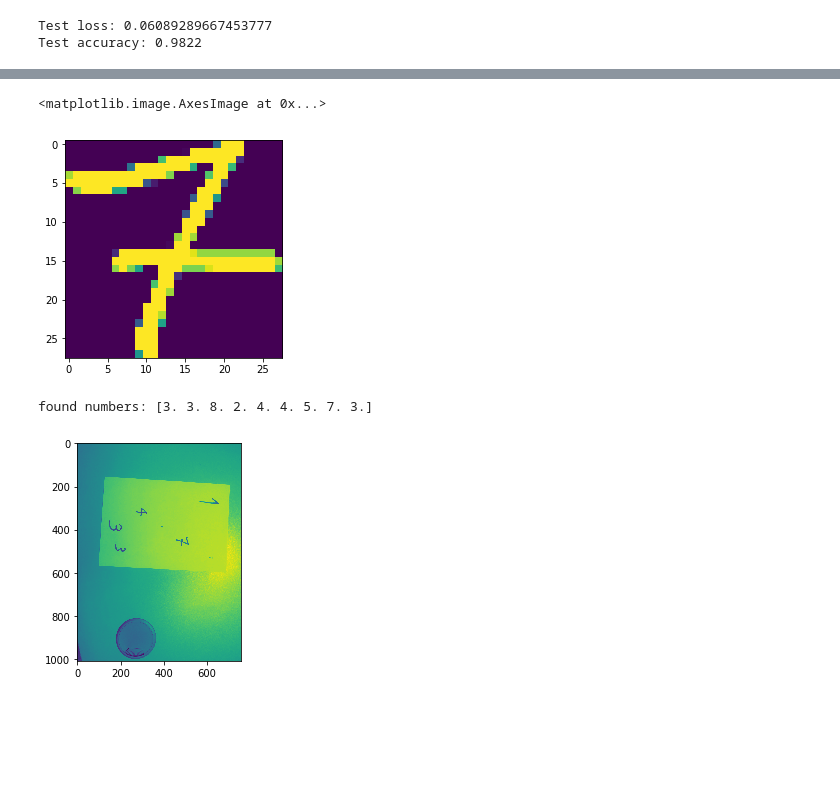
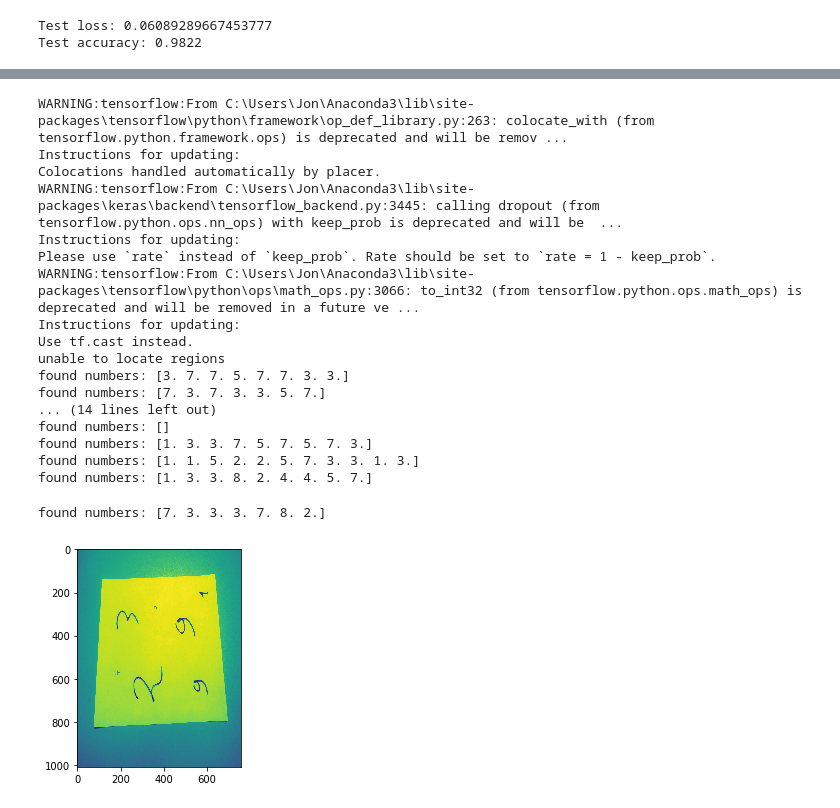
Before and after one commit to lord-blueberry/CompVis, a Jupyter notebook: Assignment1.ipynb, the cells around one changed output, grey strips where cells are left out. Drawn from its saved outputs; the diff is of its cells as text; code cells hidden in the pictures; blank space fills up the shorter version.

```diff
--- a/Assignment1.ipynb
+++ b/Assignment1.ipynb
@@ -96,18 +98,18 @@ def get_adjacent(line, opline,  llines):
     lxy = np.cross(llines[opline, 0], llines[opline, 1])
 
     for i in range(0, llines.shape[0]):
-        if not i == l and not i == opline:
+        if not i == line and not i == opline:
             lcd = np.cross(llines[i, 0], llines[i,1])
             angle_ac = np.abs(np.degrees(get_angle(lab[0:2], lcd[0:2])))
             angle_xc = np.abs(np.degrees(get_angle(lxy[0:2], lcd[0:2])))
             if angle_ac > 25 and angle_xc > 25:
                 return i
 
-def get_opposite(l, llines):
-    lab = np.cross(llines[l, 0], llines[l, 1])
+def get_opposite(line, llines):
+    lab = np.cross(llines[line, 0], llines[line, 1])
     for i in range(0, llines.shape[0]):
-        if not i == l:
-            lac = np.cross(llines[l, 0], llines[i,0])
+        if not i == line:
+            lac = np.cross(llines[line, 0], llines[i,0])
             lcd = np.cross(llines[i, 0], llines[i,1])
             distance = np.abs(lin.norm(np.cross(lab, lac)) / lin.norm(lab))
             angle = get_angle(lab[0:2], lcd[0:2])
@@ -177,7 +179,7 @@ I assume that we find at least one line segment per side.
 
 Plus, I assume background lines come late in the array
 # %%
-image = images[5]
+image = images[16]
 edges = calc_edges(image)
 lines = transform.probabilistic_hough_line(edges, threshold=100, line_length=150, line_gap=100)
 # %%
@@ -377,39 +381,60 @@ Here I put everything together and do some predictions
 # %%
 model = keras.models.load_model(model_path)
 for image in images:
-    regions = find_regions(image)
-    output = np.zeros(len(regions))
+    try:
+        regions = find_regions(image)
+        output = np.zeros(len(regions))
+        i = 0
+        for r in regions:
+            resized = transform.resize(r.image, (img_rows, img_cols), anti_aliasing=False)
+            if r.area > img_rows * img_cols:
+                resized[resized > 0] = 1.0
+            predictions = model.predict(resized.reshape(1,img_rows, img_cols, 1))
+            p = np.argmax(predictions)
+            output[i] = p
+            i += 1
 
-    i = 0
-    for r in regions:
-        resized = transform.resize(r.image, (img_rows, img_cols), anti_aliasing=False)
-        predictions = model.predict(resizeImg.reshape(1,img_rows, img_cols, 1))
-        p = np.argmax(predictions)
-        output[i] = p
-
-    print("found numbers:", output)
+        print("found numbers:", output)
+    except:
+        print("unable to locate regions")
 # %% [output]
-<matplotlib.image.AxesImage at 0x...>
+WARNING:tensorflow:From C:\Users\Jon\Anaconda3\lib\site-packages\tensorflow\python\framework\op_def_library.py:263: colocate_with (from tensorflow.python.framework.ops) is deprecated and will be remov ...
+Instructions for updating:
+Colocations handled automatically by placer.
+WARNING:tensorflow:From C:\Users\Jon\Anaconda3\lib\site-packages\keras\backend\tensorflow_backend.py:3445: calling dropout (from tensorflow.python.ops.nn_ops) with keep_prob is deprecated and will be  ...
+Instructions for updating:
+Please use `rate` instead of `keep_prob`. Rate should be set to `rate = 1 - keep_prob`.
+WARNING:tensorflow:From C:\Users\Jon\Anaconda3\lib\site-packages\tensorflow\python\ops\math_ops.py:3066: to_int32 (from tensorflow.python.ops.math_ops) is deprecated and will be removed in a future ve ...
+Instructions for updating:
+Use tf.cast instead.
+unable to locate regions
+found numbers: [3. 7. 7. 5. 7. 7. 3. 3.]
+found numbers: [7. 3. 7. 3. 3. 5. 7.]
+... (14 lines left out)
+found numbers: []
+found numbers: [1. 3. 3. 7. 5. 7. 5. 7. 3.]
+found numbers: [1. 1. 5. 2. 2. 5. 7. 3. 3. 1. 3.]
+found numbers: [1. 3. 3. 8. 2. 4. 4. 5. 7.]
-[figure, removed]
 # %%
-image = images[20]
+image = images[16]
 plt.imshow(image)
 regions = find_regions(image)
 output = np.zeros(len(regions))
 
 i = 0
 for r in regions:
     resized = transform.resize(r.image, (img_rows, img_cols), anti_aliasing=False)
+
     #If the region is scaled down, the digit tends to vanish
     if r.area > img_rows * img_cols:
         resized[resized > 0] = 1
     predictions = model.predict(resized.reshape(1,img_rows, img_cols, 1))
     p = np.argmax(predictions)
     output[i] = p
     i += 1
 
 print("found numbers:", output)
 # %% [output]
-found numbers: [3. 3. 8. 2. 4. 4. 5. 7. 3.]
+found numbers: [7. 3. 3. 3. 7. 8. 2.]
-[figure, old version]
+[figure, new version]
 # %%
```
Also changed, not shown: parts of 11 cells of this notebook.
